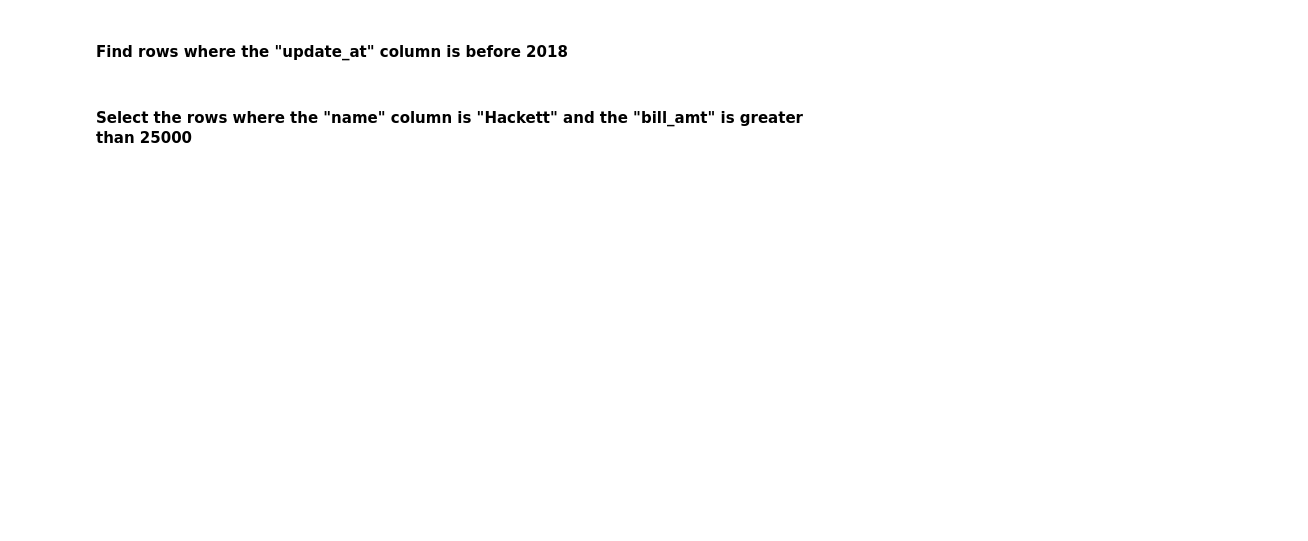
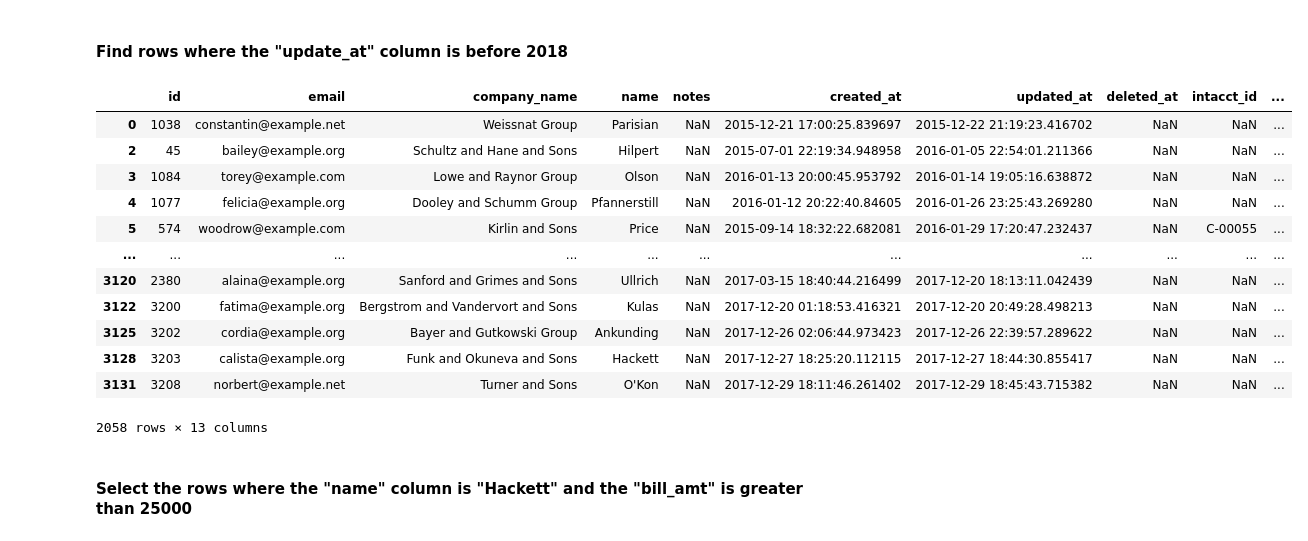
Before and after one commit to Samuel-Skinner/Pandas_Exercises, a Jupyter notebook: pandas-exercise.ipynb, the cells around one changed output. Cells and saved outputs as stored; diff of their text form; code cells hidden in the pictures; blank space fills up the shorter version.

```diff
--- a/pandas-exercise.ipynb
+++ b/pandas-exercise.ipynb
@@ -324,4 +375,21 @@ df_copy.loc[[10, 15, 21, 71], ["id", "name", "source"]]
 # %% [markdown]
 #### Find rows where the "update_at" column is before 2018
+# %%
+df_copy["updated_at"] = pd.to_datetime(df_copy["updated_at"])
+df_copy[df_copy["updated_at"] < "2018"]
+# %% [output]
+|  | id | email | company_name | name | notes | created_at | updated_at | deleted_at | intacct_id | ... |
+| 0 | 1038 | constantin@example.net | Weissnat Group | Parisian | NaN | 2015-12-21 17:00:25.839697 | 2015-12-22 21:19:23.416702 | NaN | NaN | ... |
+| 2 | 45 | bailey@example.org | Schultz and Hane and Sons | Hilpert | NaN | 2015-07-01 22:19:34.948958 | 2016-01-05 22:54:01.211366 | NaN | NaN | ... |
+| 3 | 1084 | torey@example.com | Lowe and Raynor Group | Olson | NaN | 2016-01-13 20:00:45.953792 | 2016-01-14 19:05:16.638872 | NaN | NaN | ... |
+| 4 | 1077 | felicia@example.org | Dooley and Schumm Group | Pfannerstill | NaN | 2016-01-12 20:22:40.84605 | 2016-01-26 23:25:43.269280 | NaN | NaN | ... |
+| 5 | 574 | woodrow@example.com | Kirlin and Sons | Price | NaN | 2015-09-14 18:32:22.682081 | 2016-01-29 17:20:47.232437 | NaN | C-00055 | ... |
+| ... | ... | ... | ... | ... | ... | ... | ... | ... | ... | ... |
+| 3120 | 2380 | alaina@example.org | Sanford and Grimes and Sons | Ullrich | NaN | 2017-03-15 18:40:44.216499 | 2017-12-20 18:13:11.042439 | NaN | NaN | ... |
+| 3122 | 3200 | fatima@example.org | Bergstrom and Vandervort and Sons | Kulas | NaN | 2017-12-20 01:18:53.416321 | 2017-12-20 20:49:28.498213 | NaN | NaN | ... |
+| 3125 | 3202 | cordia@example.org | Bayer and Gutkowski Group | Ankunding | NaN | 2017-12-26 02:06:44.973423 | 2017-12-26 22:39:57.289622 | NaN | NaN | ... |
+| 3128 | 3203 | calista@example.org | Funk and Okuneva and Sons | Hackett | NaN | 2017-12-27 18:25:20.112115 | 2017-12-27 18:44:30.855417 | NaN | NaN | ... |
+| 3131 | 3208 | norbert@example.net | Turner and Sons | O'Kon | NaN | 2017-12-29 18:11:46.261402 | 2017-12-29 18:45:43.715382 | NaN | NaN | ... |
+2058 rows × 13 columns
 # %% [markdown]
 #### Select the rows where the "name" column is "Hackett" and the "bill_amt" is greater than 25000
```
Also changed, not shown: parts of 7 cells of this notebook.
